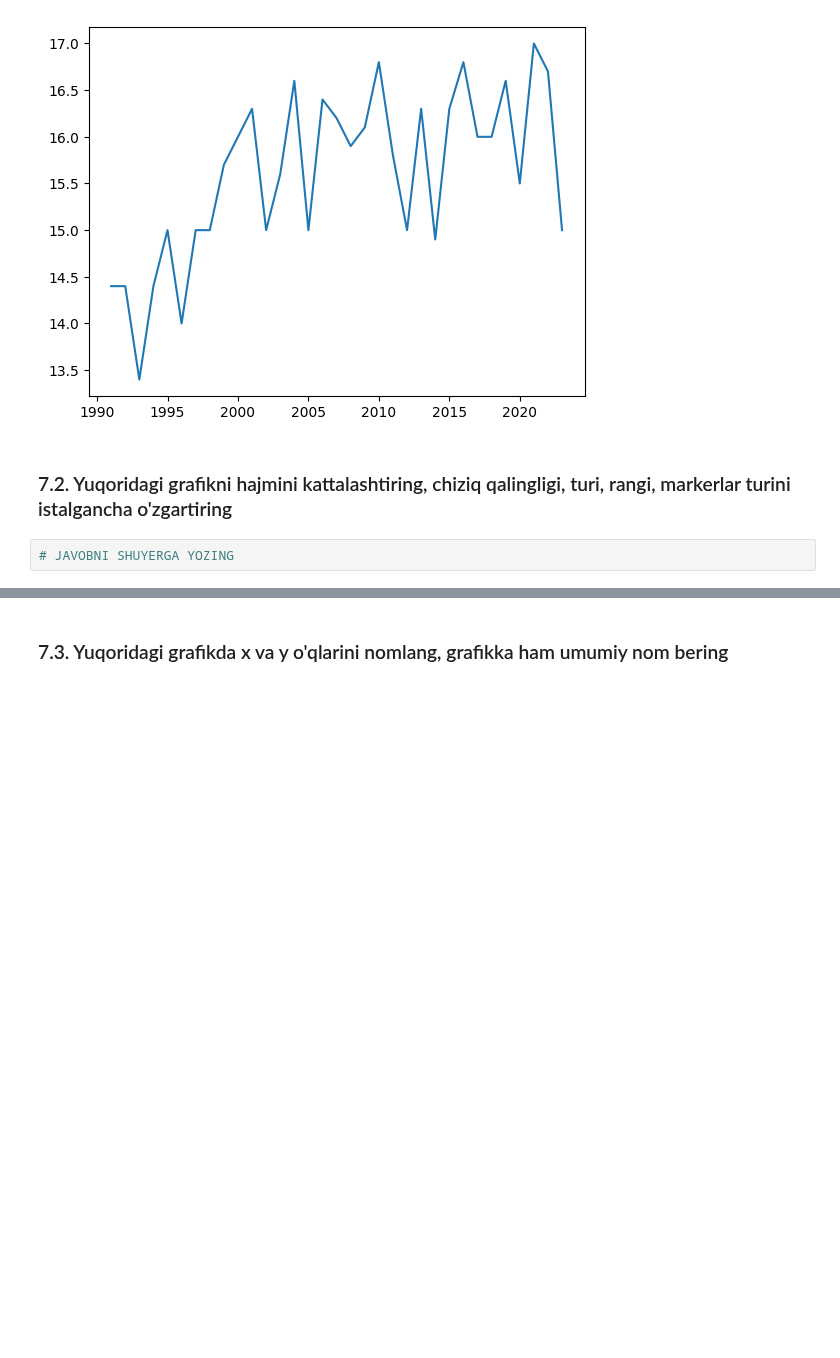
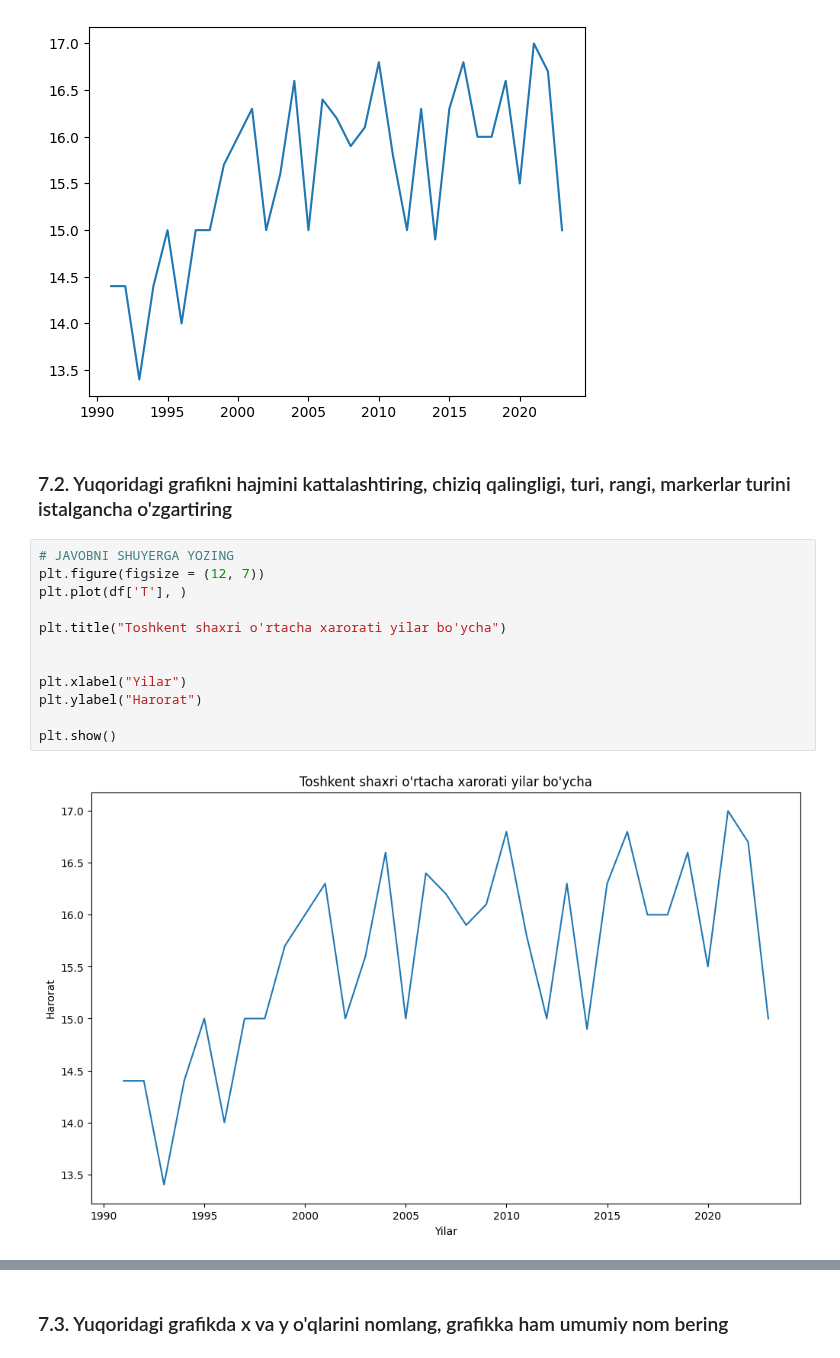
Before and after one commit to Shermukhammat/Mohirdev_Data_Science_praktikum, a Jupyter notebook: visualization/04_VISUAL_AMALIYOT_01_matplotlib.ipynb, the cells around one changed output, grey strips where cells are left out. Drawn from its saved outputs; the diff is of its cells as text; blank space fills up the shorter version.

Commit message:
I plot some charts

```diff
--- a/visualization/04_VISUAL_AMALIYOT_01_matplotlib.ipynb
+++ b/visualization/04_VISUAL_AMALIYOT_01_matplotlib.ipynb
@@ -323,8 +332,20 @@ plt.show()
 [figure]
 # %% [markdown]
 ### 7.2. Yuqoridagi grafikni hajmini kattalashtiring, chiziq qalingligi, turi, rangi, markerlar turini istalgancha o'zgartiring
-# %%
-# JAVOBNI SHUYERGA YOZING
+# %%
+# JAVOBNI SHUYERGA YOZING
+plt.figure(figsize = (12, 7))
+plt.plot(df['T'], )
+
+plt.title("Toshkent shaxri o'rtacha xarorati yilar bo'ycha")
+
+
+plt.xlabel("Yilar")
+plt.ylabel("Harorat")
+
+plt.show()
+# %% [output]
+[figure, added]
 # %%
 #@title Javobga misol:
 x=df['T']
```
Also changed, not shown: parts of 16 cells of this notebook.
